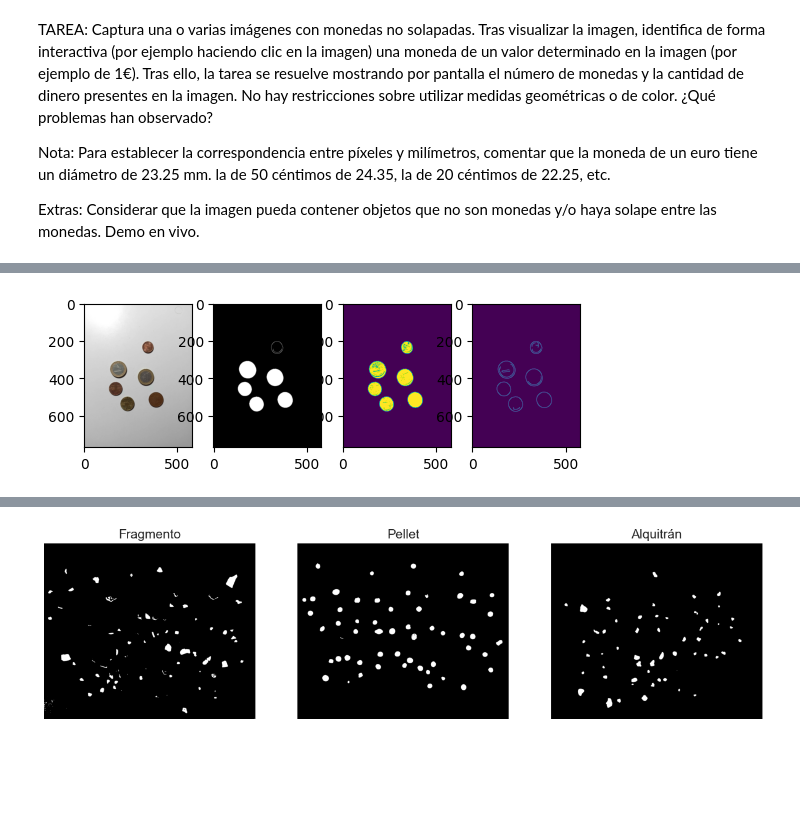
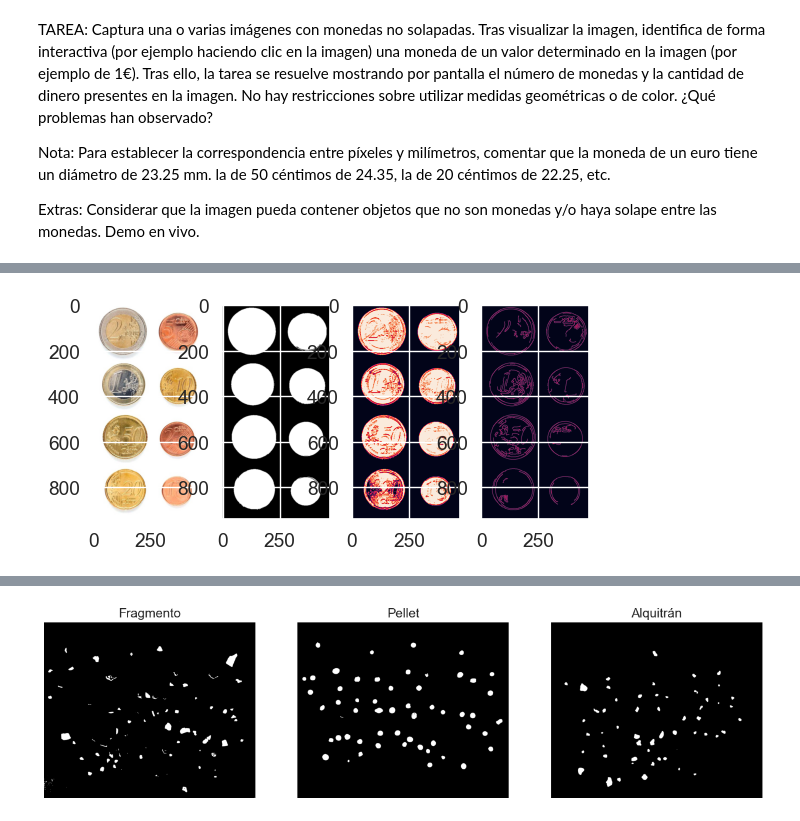
Before and after one commit to jj-quesada/PracticasVC, a Jupyter notebook: VC_P3/P3/VC_P3_Grupo13.ipynb, the cells around one changed output, grey strips where cells are left out. Saved outputs shown, nothing was run; the diff lists cells and outputs as text; code cells hidden in the pictures; blank space fills up the shorter version.

```diff
--- a/VC_P3/P3/VC_P3_Grupo13.ipynb
+++ b/VC_P3/P3/VC_P3_Grupo13.ipynb
@@ -9,7 +17,8 @@ import cv2
 import numpy as np
 import matplotlib.pyplot as plt
 # %%
-img = cv2.imread('./Assets/SixScattered.jpg')
+img = cv2.imread('Monedas.jpg')
+# Probar con SixScattered y UnasCuantas
 if img.shape[1] > 800:
     factor_reduccion = img.shape[1]//500
     img = cv2.resize(img, (img.shape[1]//factor_reduccion,img.shape[0]//factor_reduccion))
@@ -26,7 +35,9 @@ img_gaussian_blur = cv2.GaussianBlur(img_gris, (9, 9), 3)
 
 canny_output = cv2.Canny(img_gaussian_blur, 0, 85)
 
-contornos2, hierarchy2 = cv2.findContours(canny_output,
+diff = cv2.subtract(img_th2, canny_output)
+
+contornos2, hierarchy2 = cv2.findContours(diff,
     cv2.RETR_EXTERNAL ,
     cv2.CHAIN_APPROX_SIMPLE)
 #cv2.drawContours(img, contornos2, -1, (0,255,0), 3)
@@ -58,48 +69,8 @@ for c in contornos2:
 
         if  0.5 < circularidad < 1.1 and 1 < relacion_perimetro_circulo < 1.5:
             cv2.drawContours(img_cont, [c], -1, (255,255,255), -1)
-            print(f'Area: {area}, Perímetro: {perimetro}, Circularidad: {circularidad}, Relación perimetro circulo: {relacion_perimetro_circulo}')
+            #print(f'Area: {area}, Perímetro: {perimetro}, Circularidad: {circularidad}, Relación perimetro circulo: {relacion_perimetro_circulo}')
 
-#Hough
-"""
-# Convertir la imagen de contornos a escala de grises para usar con HoughCircles
-img_cont_gris = cv2.cvtColor(img_cont, cv2.COLOR_RGB2GRAY)
-
-# Aplicar un desenfoque a img_cont_gris para reducir ruido
-img_cont_blur = cv2.GaussianBlur(img_cont_gris, (9, 9), 3)
-
-img_blur = cv2.medianBlur(img_gris, 7)
-
-circles = cv2.HoughCircles(
-    img_blur,
-    cv2.HOUGH_GRADIENT,
-    dp=2,
-    minDist=30,
-    param1=70,
-    param2=80,
-    minRadius=0,
-    maxRadius=150
-)
-
-#Dibuja sobre entrada e imagen vacía
-img_test = np.zeros(img_rgb.shape)
-img_rgb = cv2.cvtColor(img, cv2.COLOR_BGR2RGB)
-for det in circles[0]:
-        x_coor, y_coor, det_radio = det
-        cv2.circle(img_rgb,(int(x_coor), int(y_coor)),
-            int(det_radio),(0, 255, 0), 2)
-        cv2.circle(img_test,(int(x_coor), int(y_coor)),
-            int(det_radio),(255, 255, 255), -1)
-
-            if circles is not None:
-    circles = np.uint16(np.around(circles))
-    for i in circles[0, :]:
-        print(i)
-        center = (i[0], i[1])
-        # Dibujar el círculo externo
-        cv2.circle(img, (i[0], i[1]), i[2], (0, 255, 0), 2)
-
-"""
 
 plt.subplot(1, 4, 1)
 plt.imshow(img_rgb)
@@ -154,13 +125,13 @@ def countMoney():
 
     for c, radio in contornos_radi:
         diametro_modeda_pixeles = radio * 2
-        print('Dinero total:', dinero_total)
-        print(f'Este contorno tiene un diámetro en mm estimado: {diametro_modeda_pixeles * relacion_mm_por_pixel} mm')
+        #print('Dinero total:', dinero_total)
+        #print(f'Este contorno tiene un diámetro en mm estimado: {diametro_modeda_pixeles * relacion_mm_por_pixel} mm')
         for diametro_real, valor in monedas.items():
             if (diametro_real - error) < diametro_modeda_pixeles * relacion_mm_por_pixel < (diametro_real + error):
                 dinero_total += valor
                 conteo[valor] += 1
-                print(f'Esta moneda es de {valor} euros')
+                #print(f'Esta moneda es de {valor} euros')
                 break
 
     print(f'El dinero total es: {round(dinero_total, 2)} euros')
@@ -171,12 +142,12 @@ def countMoney():
 def on_mouse(event, x, y, flags, userdata):
     global relacion_mm_por_pixel
     if event == cv2.EVENT_LBUTTONDOWN and isCoin(x,y, img_cont):
-        print(f'Mouse position: ({x}, {y})')
+        #print(f'Mouse position: ({x}, {y})')
         # Buscar si el clic está dentro de algún contorno
         for c, radio in contornos_radi:
             dist = cv2.pointPolygonTest(c, (x, y), False)
             if dist >= 0:  # Si está dentro del contorno
-                print(f'Mouse position: ({x}, {y})')
+                #print(f'Mouse position: ({x}, {y})')
                 print(f'Radio en píxeles: {radio}')
 
                 diametro_modeda_pixeles = radio * 2
@@ -224 +192 @@ Dinero total: 0
-[figure, old version]
+[figure, new version]
```
Also changed, not shown: parts of 5 cells of this notebook.
